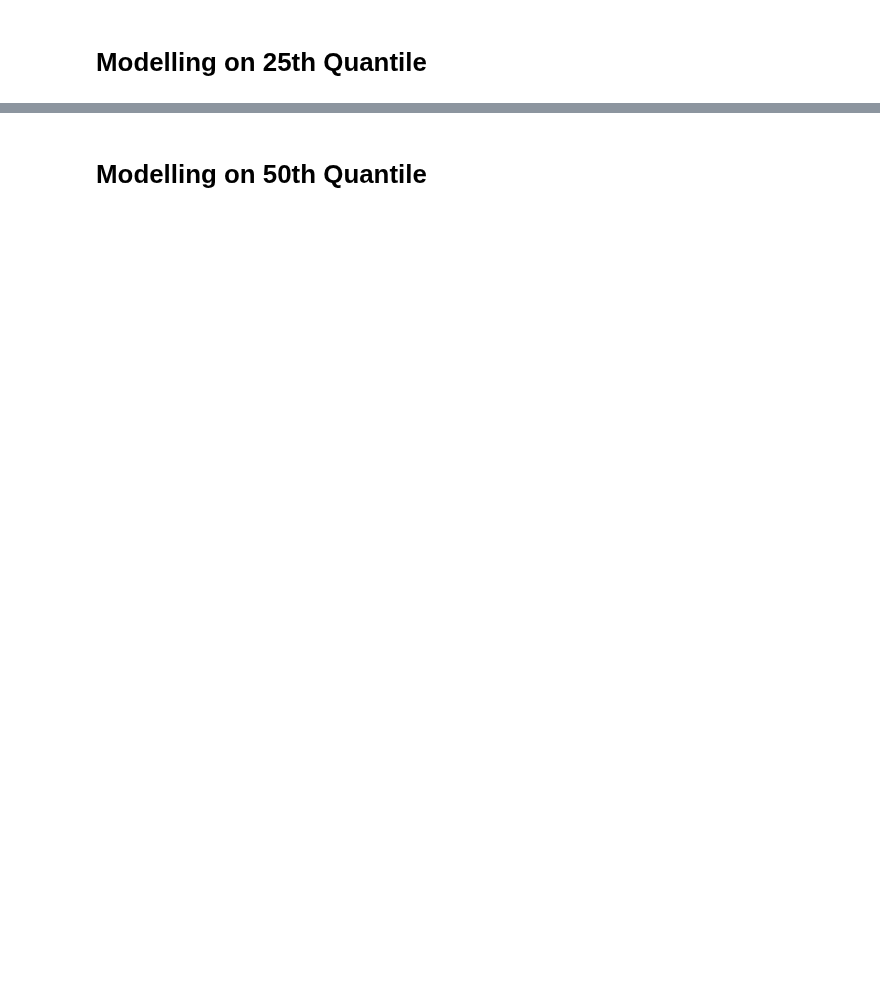
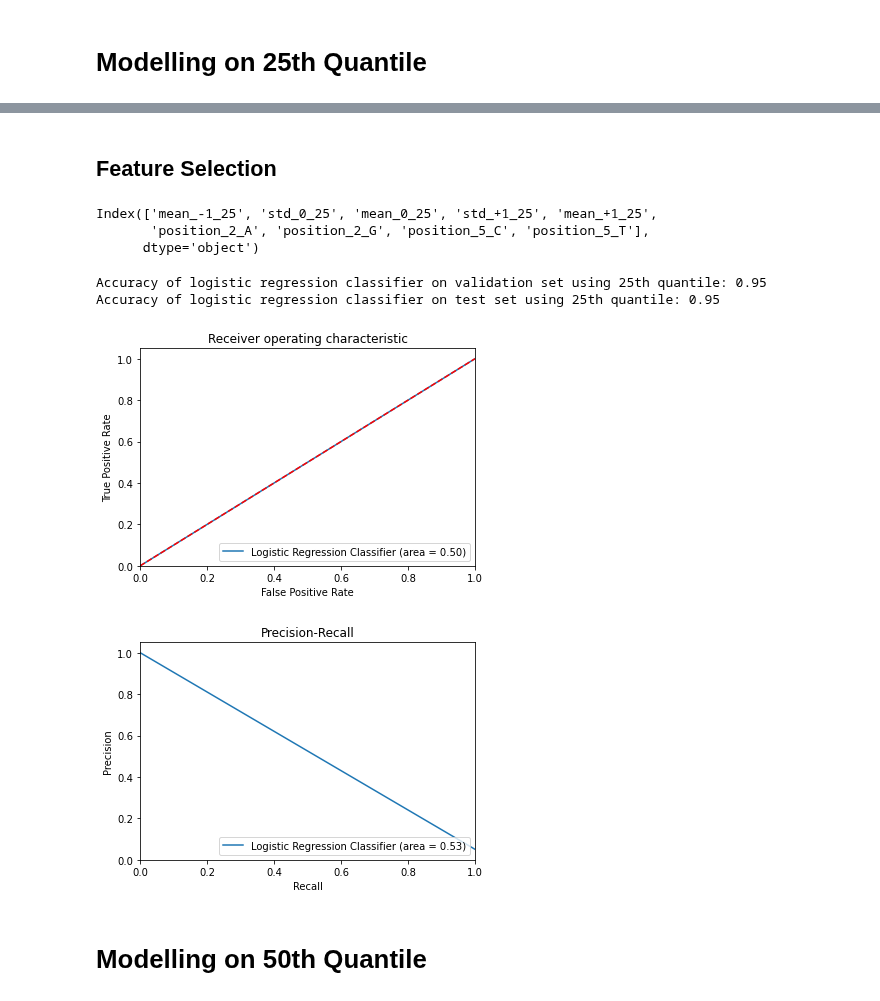
Before and after one commit to claudia-07/DSA4262-ACMXZ, a Jupyter notebook: modelling/logreg_claudia.ipynb, the cells around one changed output, grey strips where cells are left out. Drawn from its saved outputs; the diff is of its cells as text; code cells hidden in the pictures; blank space fills up the shorter version.

```diff
--- a/modelling/logreg_claudia.ipynb
+++ b/modelling/logreg_claudia.ipynb
@@ -81,6 +85,15 @@ def log_reg(x_train, y_train, x_val, y_val, x_test, y_test, variable):
     plt.title('Precision-Recall')
     plt.legend(loc = "lower right")
     plt.show()
+# %%
+## function for feature selection
+from sklearn.feature_selection import SelectFromModel
+
+def var_selection(X_train, y_train, clf):
+    sel = SelectFromModel(clf)
+    sel.fit(X_train, y_train)
+
+    return X_train.columns[(sel.get_support())]
 # %% [markdown]
 # Modelling on 25th Quantile
 # %%
@@ -128,3 +134,21 @@ Accuracy of logistic regression classifier on test set using 25th quantile: 0.94
+# %% [markdown]
+## Feature Selection
+# %%
+clf_fs_25 = LogisticRegression(random_state = 1, solver  = 'sag')
+clf_fs_25.fit(X_train_25, y_train)
+
+best_var_25 = var_selection(X_train_25, y_train, clf_fs_25)
+print(best_var_25)
+
+log_reg(X_train_25[list(best_var_25)], y_train, X_val_25[list(best_var_25)], y_val, X_test_25[list(best_var_25)], y_test, "25th quantile")
+# %% [output]
+Index(['mean_-1_25', 'std_0_25', 'mean_0_25', 'std_+1_25', 'mean_+1_25',
+       'position_2_A', 'position_2_G', 'position_5_C', 'position_5_T'],
+      dtype='object')
+Accuracy of logistic regression classifier on validation set using 25th quantile: 0.95
+Accuracy of logistic regression classifier on test set using 25th quantile: 0.95
+[figure, added]
+[figure, added]
 # %% [markdown]
 # Modelling on 50th Quantile
 # %%
```
Also changed, not shown: parts of 16 cells of this notebook.
